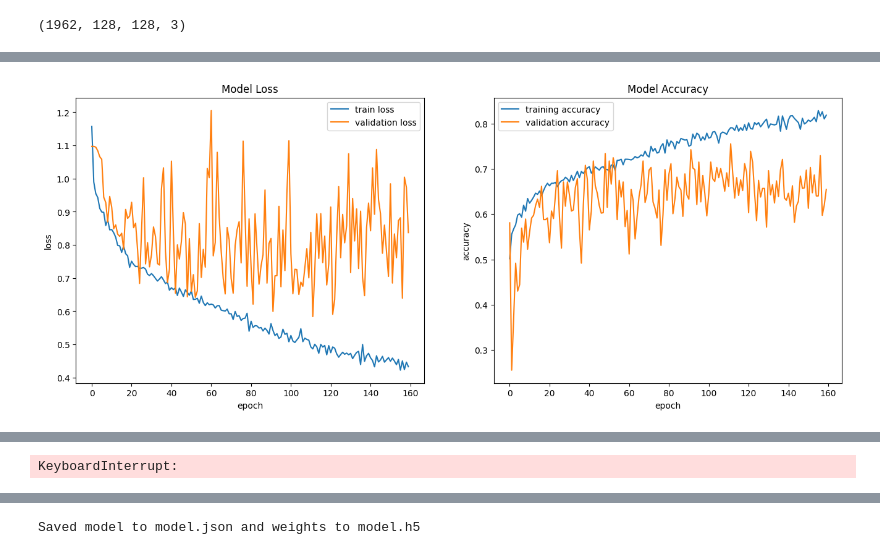
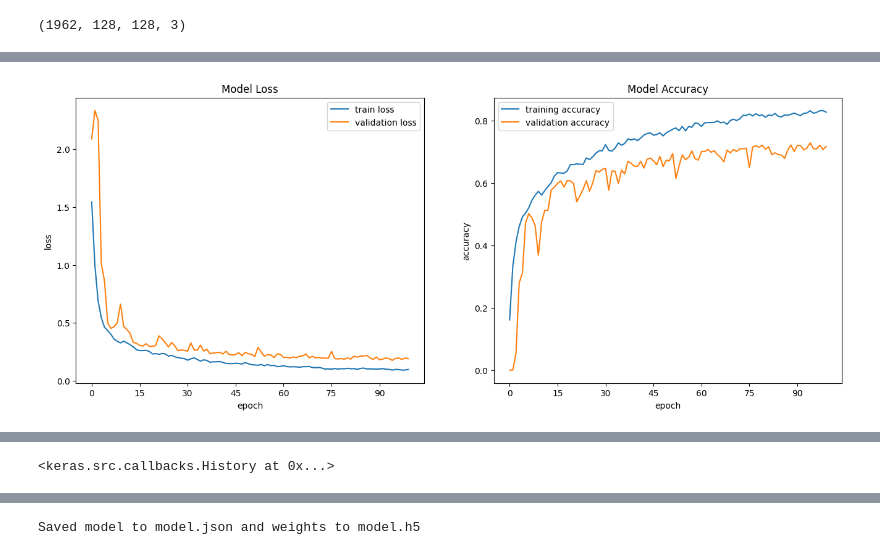
Before and after one commit to AaronDinesh/4C16, a Jupyter notebook: lab-06/Lab 6.ipynb, the cells around one changed output, grey strips where cells are left out. Saved outputs shown, nothing was run; the diff lists cells and outputs as text; code cells hidden in the pictures.

```diff
--- a/lab-06/Lab 6.ipynb
+++ b/lab-06/Lab 6.ipynb
@@ -354 +659,30 @@ else:
+# %%
+def conv_block(i, num_filters):
+    c = keras.layers.Conv2D(num_filters, 3, activation='relu', padding='same', kernel_initializer='he_normal')(i)
+    c = keras.layers.BatchNormalization()(c)
+    c = keras.layers.ReLU()(c)
+
+    c = keras.layers.Dropout(0.1)(c)
+
+    c = keras.layers.Conv2D(num_filters, 3, activation='relu', padding='same', kernel_initializer='he_normal')(c)
+    c = keras.layers.BatchNormalization()(c)
+    c = keras.layers.ReLU()(c)
+
+    return c
+
+
+def encoder_block(i, num_filters):
+    c = conv_block(i, num_filters)
+    m = keras.layers.MaxPool2D(pool_size=2)(c)
+
+    return m, c
+
+
+def decoder_block(i, s, num_filters):
+    x = keras.layers.UpSampling2D(interpolation='bilinear')(i)
+    a = attention_gate(x, s, num_filters)
+    x = keras.layers.Concatenate()([x, a])
+    x = conv_block(x, num_filters)
+
+    return x
 # %%
@@ -442,14 +826,11 @@ _________________________________________________________________
 # %%
-#Train Model here
-
 # Create an instance of our callback functions class, to plot our loss function and accuracy with each epoch.
-pltCallBack = PlotLossAccuracy()
-
+pltCallBack = PlotSegLossAccuracy()
 
 # Run the training.
-model.fit(xTrain, yTrain,
+model.fit(segXTrain, segYTrain,
           batch_size=BATCH_SIZE, epochs=EPOCHS,
-          validation_data=(xTest, yTest),
+          validation_data=(segXTest, segYTest),
           callbacks=[pltCallBack], shuffle=True)
 # %% [output]
-[figure, old version]
+[figure, new version]
@@ -458 +838 @@ Epoch 161/350
-KeyboardInterrupt:
+<keras.src.callbacks.History at 0x...>
```
Also changed, not shown: parts of 27 cells of this notebook, 35 other files.
